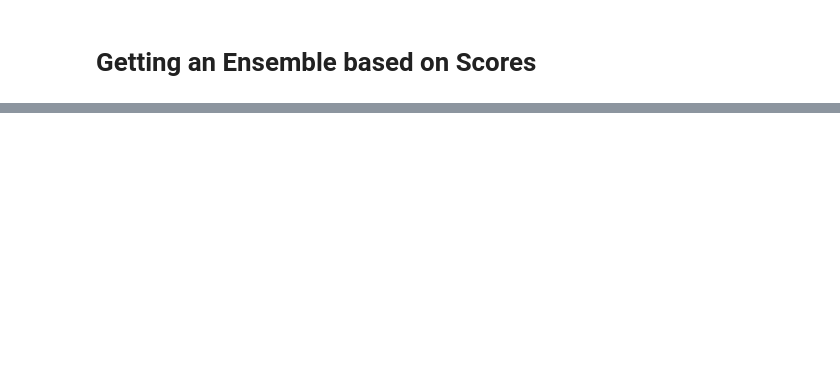
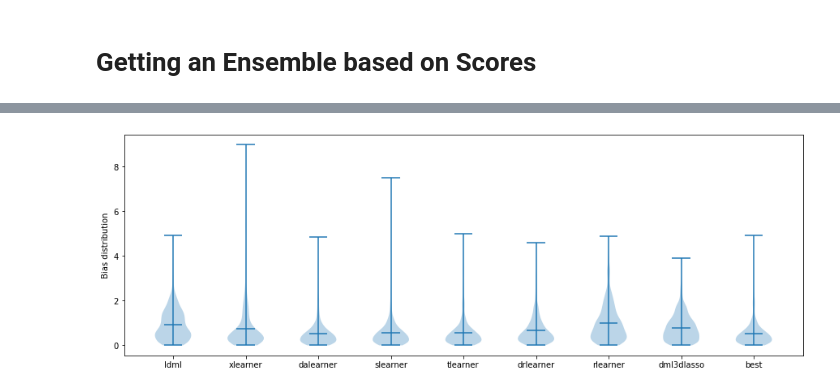
Before and after one commit to py-why/EconML, a Jupyter notebook: notebooks/RScorer.ipynb, the cells around one changed output, grey strips where cells are left out. Cells and saved outputs as stored; diff of their text form; code cells hidden in the pictures; blank space fills up the shorter version.

```diff
--- a/notebooks/RScorer.ipynb
+++ b/notebooks/RScorer.ipynb
@@ -193,0 +264,10 @@ plt.show()
+# %%
+# Visualization of bias distribution
+plt.figure(figsize=(15, 5))
+plt.violinplot([np.abs(mdl.effect(X).flatten() - expected_te) for _, mdl in models] +
+               [np.abs(mdl.effect(X).flatten() - expected_te)], showmeans=True)
+plt.ylabel("Bias distribution")
+plt.xticks(np.arange(1, len(models) + 2), [name for name, _ in models] + ['best'])
+plt.show()
+# %% [output]
+[figure, added]
```
Also changed, not shown: parts of 21 cells of this notebook.
